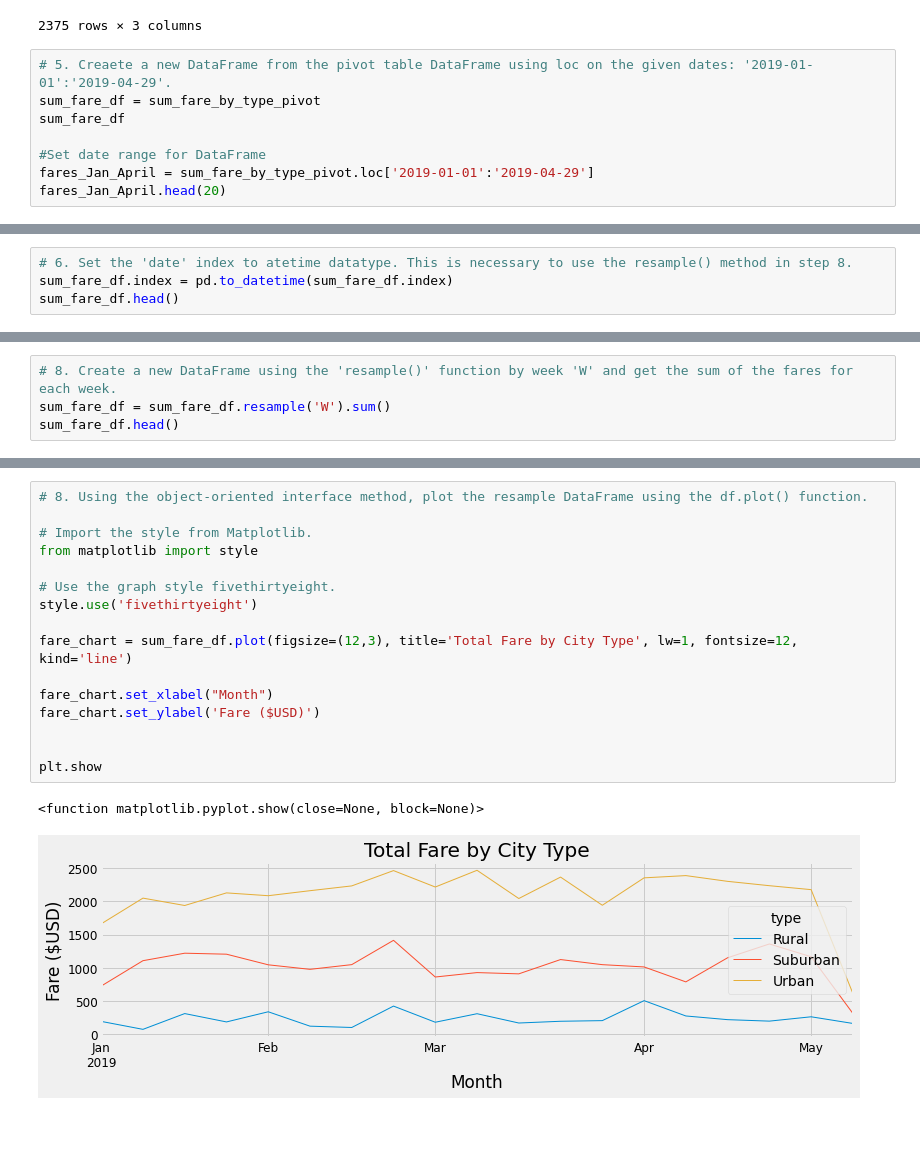
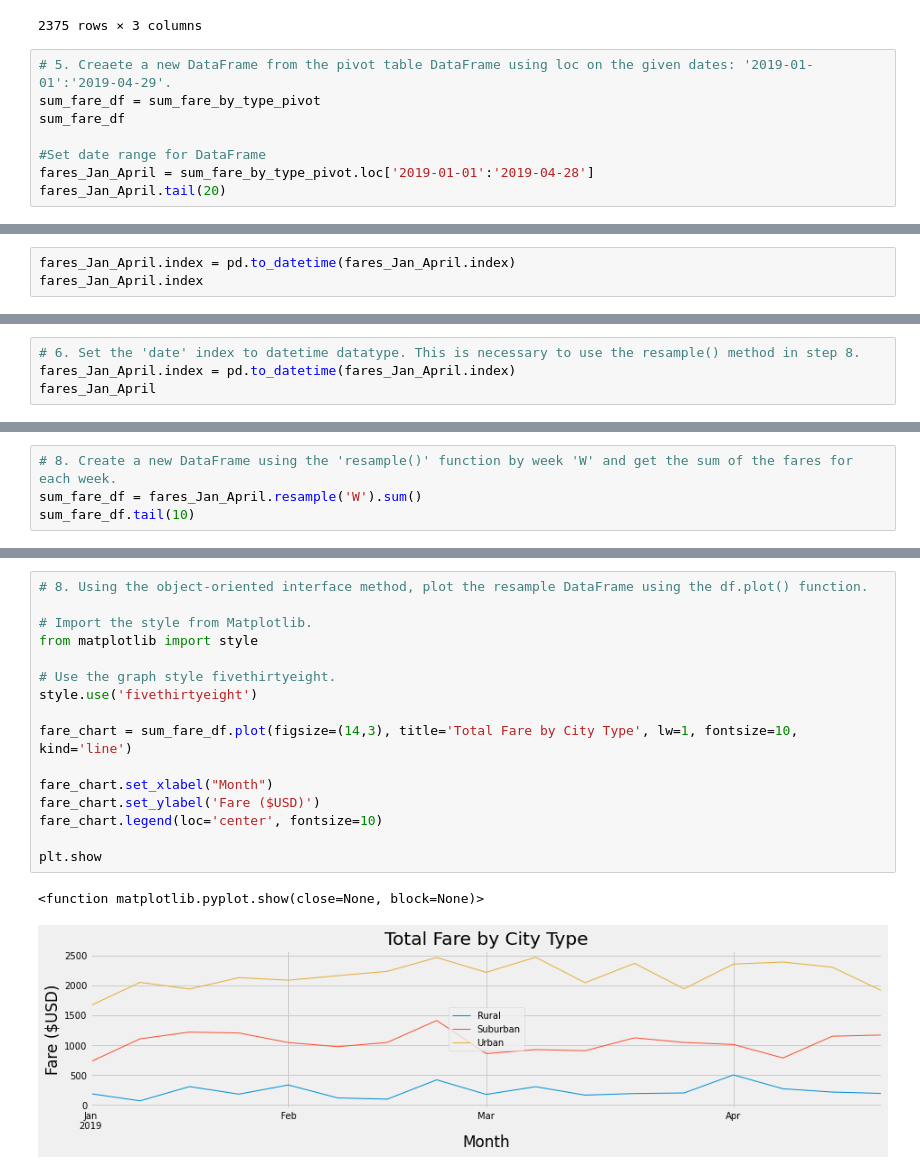
Before and after one commit to tn64/PyBer_Analysis, a Jupyter notebook: PyBer_Challenge.ipynb, the cells around one changed output, grey strips where cells are left out. Cells and saved outputs as stored; diff of their text form; blank space fills up the shorter version.

```diff
--- a/PyBer_Challenge.ipynb
+++ b/PyBer_Challenge.ipynb
@@ -205,8 +181,8 @@ sum_fare_df = sum_fare_by_type_pivot
 sum_fare_df
 
 #Set date range for DataFrame
-fares_Jan_April = sum_fare_by_type_pivot.loc['2019-01-01':'2019-04-29']
-fares_Jan_April.head(20)
+fares_Jan_April = sum_fare_by_type_pivot.loc['2019-01-01':'2019-04-28']
+fares_Jan_April.tail(20)
 # %% [output]
 | type | Rural | Suburban | Urban |
 | date |  |  |  |
@@ -228,0 +205,3 @@ fares_Jan_April.head(20)
+# %%
+fares_Jan_April.index = pd.to_datetime(fares_Jan_April.index)
+fares_Jan_April.index
@@ -229,7 +221,7 @@ fares_Jan_April.head(20)
 # %%
-# 6. Set the 'date' index to atetime datatype. This is necessary to use the resample() method in step 8.
-sum_fare_df.index = pd.to_datetime(sum_fare_df.index)
-sum_fare_df.head()
+# 6. Set the 'date' index to datetime datatype. This is necessary to use the resample() method in step 8.
+fares_Jan_April.index = pd.to_datetime(fares_Jan_April.index)
+fares_Jan_April
 # %% [output]
 | type | Rural | Suburban | Urban |
 | date |  |  |  |
@@ -255,7 +254,7 @@ memory usage: 74.2 KB
 # %%
 # 8. Create a new DataFrame using the 'resample()' function by week 'W' and get the sum of the fares for each week.
-sum_fare_df = sum_fare_df.resample('W').sum()
-sum_fare_df.head()
+sum_fare_df = fares_Jan_April.resample('W').sum()
+sum_fare_df.tail(10)
 # %% [output]
 | type | Rural | Suburban | Urban |
 | date |  |  |  |
@@ -267,19 +271,19 @@ sum_fare_df.head()
 # %%
 # 8. Using the object-oriented interface method, plot the resample DataFrame using the df.plot() function.
 
 # Import the style from Matplotlib.
 from matplotlib import style
 
 # Use the graph style fivethirtyeight.
 style.use('fivethirtyeight')
 
-fare_chart = sum_fare_df.plot(figsize=(12,3), title='Total Fare by City Type', lw=1, fontsize=12, kind='line')
+fare_chart = sum_fare_df.plot(figsize=(14,3), title='Total Fare by City Type', lw=1, fontsize=10, kind='line')
 
 fare_chart.set_xlabel("Month")
 fare_chart.set_ylabel('Fare ($USD)')
-
+fare_chart.legend(loc='center', fontsize=10)
 
 plt.show
 # %% [output]
 <function matplotlib.pyplot.show(close=None, block=None)>
-[figure, old version]
+[figure, new version]
```
Also changed, not shown: parts of 9 cells of this notebook, 1 other file.
